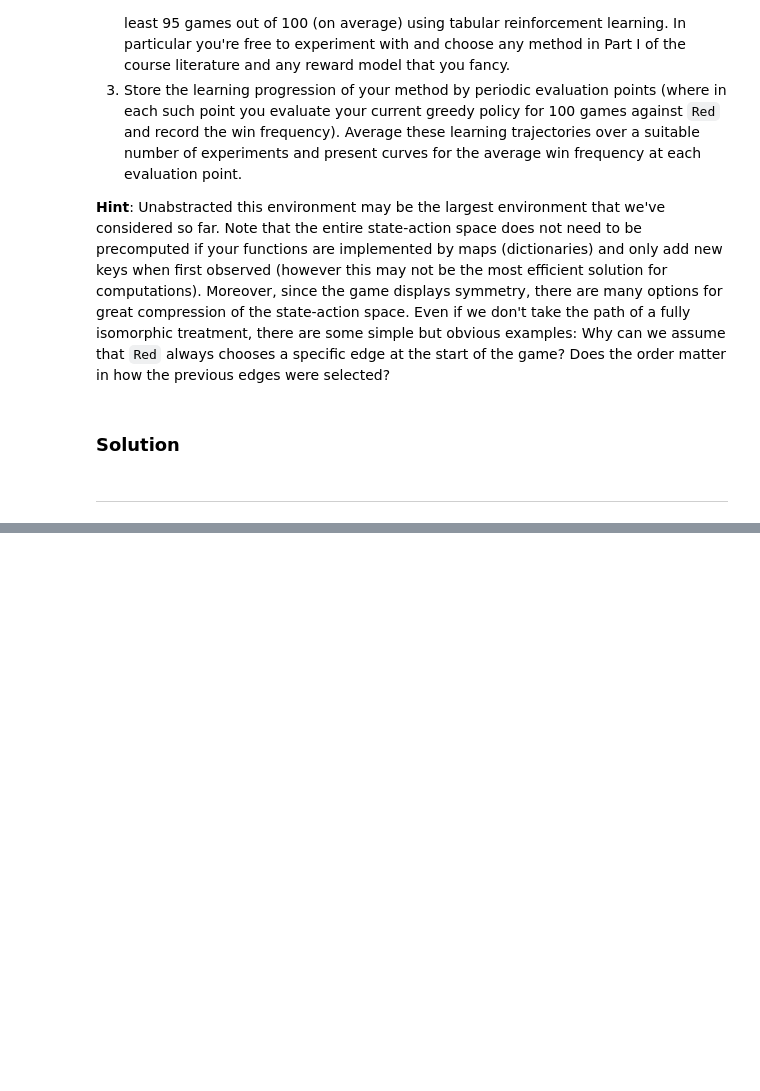
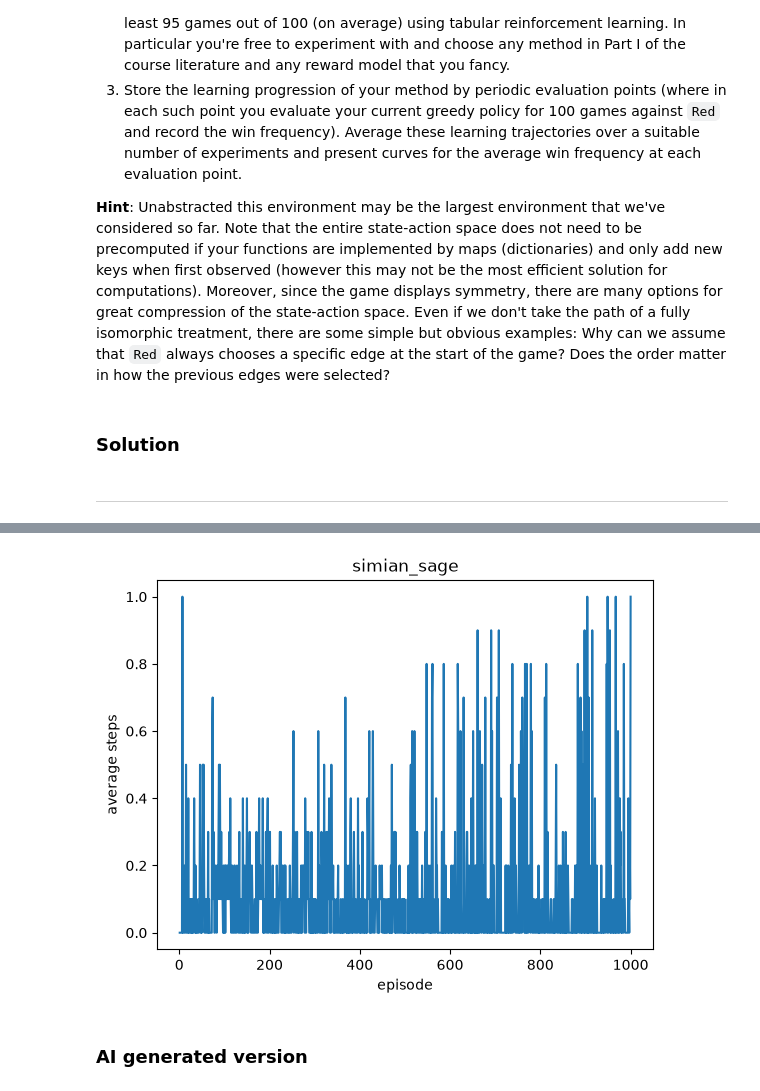
Before and after one commit to kallefrisk/Schoolwork, a Jupyter notebook: Python/ReinforcementLearning/4ma903_lab3.ipynb, the cells around one changed output, grey strips where cells are left out. Saved outputs shown, nothing was run; the diff lists cells and outputs as text; code cells hidden in the pictures; blank space fills up the shorter version.

```diff
--- a/Python/ReinforcementLearning/4ma903_lab3.ipynb
+++ b/Python/ReinforcementLearning/4ma903_lab3.ipynb
@@ -1136,0 +1480,34 @@ ___
+# %%
+episodes    = 1000
+gamma       = 1
+epsilon     = lambda x: 0.995 ** x
+alpha       = 0.2
+experiments = 10
+n           = 20
+opponent    = "simian_sage"
+
+simulations = np.zeros((experiments, episodes), dtype=float)
+pbar = tqdm(total=episodes * experiments)
+
+for i in range(experiments):
+    sims = simulate_dyna_Q_sim(
+        AI=opponent,
+        gamma=gamma,
+        eps=epsilon,
+        alpha=alpha,
+        n=n,
+        n_episodes=episodes,
+        seed=episodes * i,
+        pbar=pbar,
+    )
+    simulations[i] = sims
+
+pbar.close()
+
+average_moves = np.mean(simulations, axis=0)
+
+plot_dyna_Q_steps(steps=average_moves, title=opponent)
+# %% [output]
+[figure, added]
+# %% [markdown]
+### AI generated version
```
Also changed, not shown: parts of 10 cells of this notebook.
